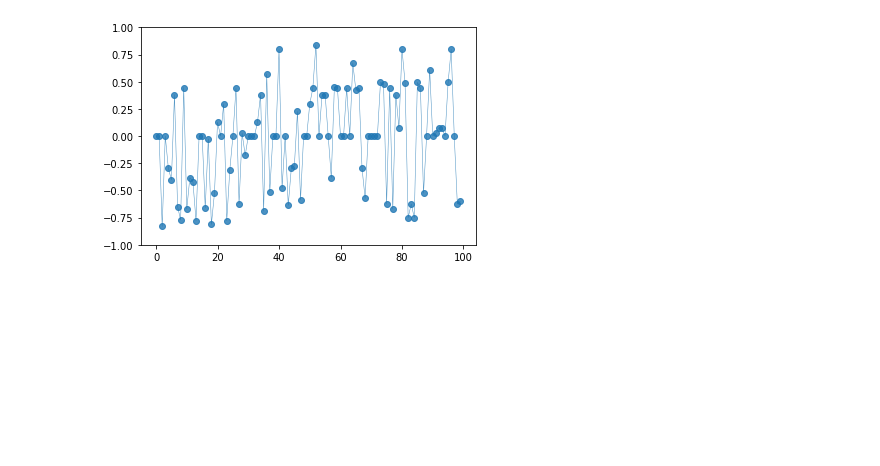
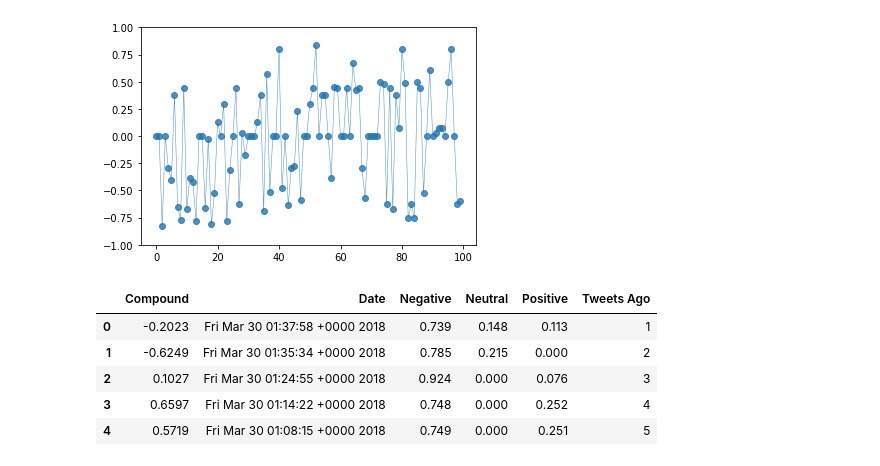
Before and after one commit to ehyoder/Social_Analytics_HW, a Jupyter notebook: Social_Analytics_Hw.ipynb, the cells around one changed output. Cells and saved outputs as stored; diff of their text form; code cells hidden in the pictures; blank space fills up the shorter version.

```diff
--- a/Social_Analytics_Hw.ipynb
+++ b/Social_Analytics_Hw.ipynb
@@ -298,0 +334,12 @@ plt.show()
+# %%
+# Convert sentiments to DataFrame
+nyt_sentiments_df = pd.DataFrame(nyt_sentiments)
+nyt_sentiments_df.head()
+# Could convert date using date time library
+# %% [output]
+|  | Compound | Date | Negative | Neutral | Positive | Tweets Ago |
+| 0 | -0.2023 | Fri Mar 30 01:37:58 +0000 2018 | 0.739 | 0.148 | 0.113 | 1 |
+| 1 | -0.6249 | Fri Mar 30 01:35:34 +0000 2018 | 0.785 | 0.215 | 0.000 | 2 |
+| 2 | 0.1027 | Fri Mar 30 01:24:55 +0000 2018 | 0.924 | 0.000 | 0.076 | 3 |
+| 3 | 0.6597 | Fri Mar 30 01:14:22 +0000 2018 | 0.748 | 0.000 | 0.252 | 4 |
+| 4 | 0.5719 | Fri Mar 30 01:08:15 +0000 2018 | 0.749 | 0.000 | 0.251 | 5 |
```
Also changed, not shown: parts of 8 cells of this notebook.
